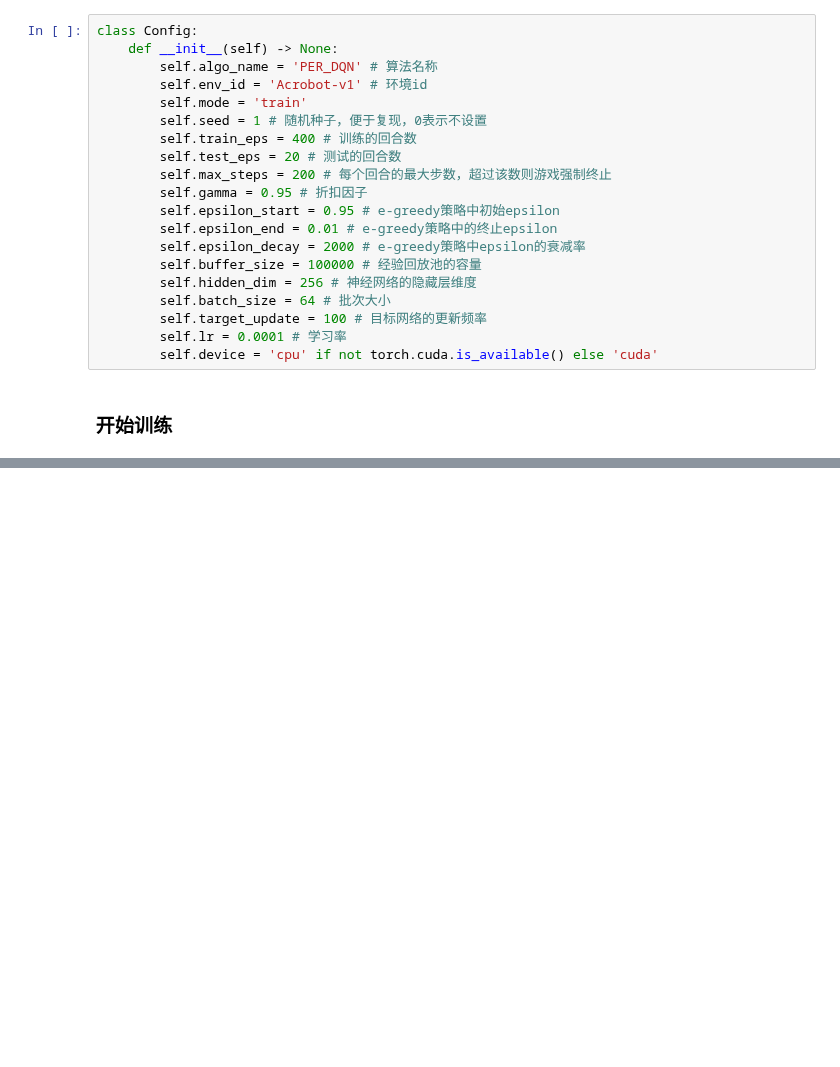
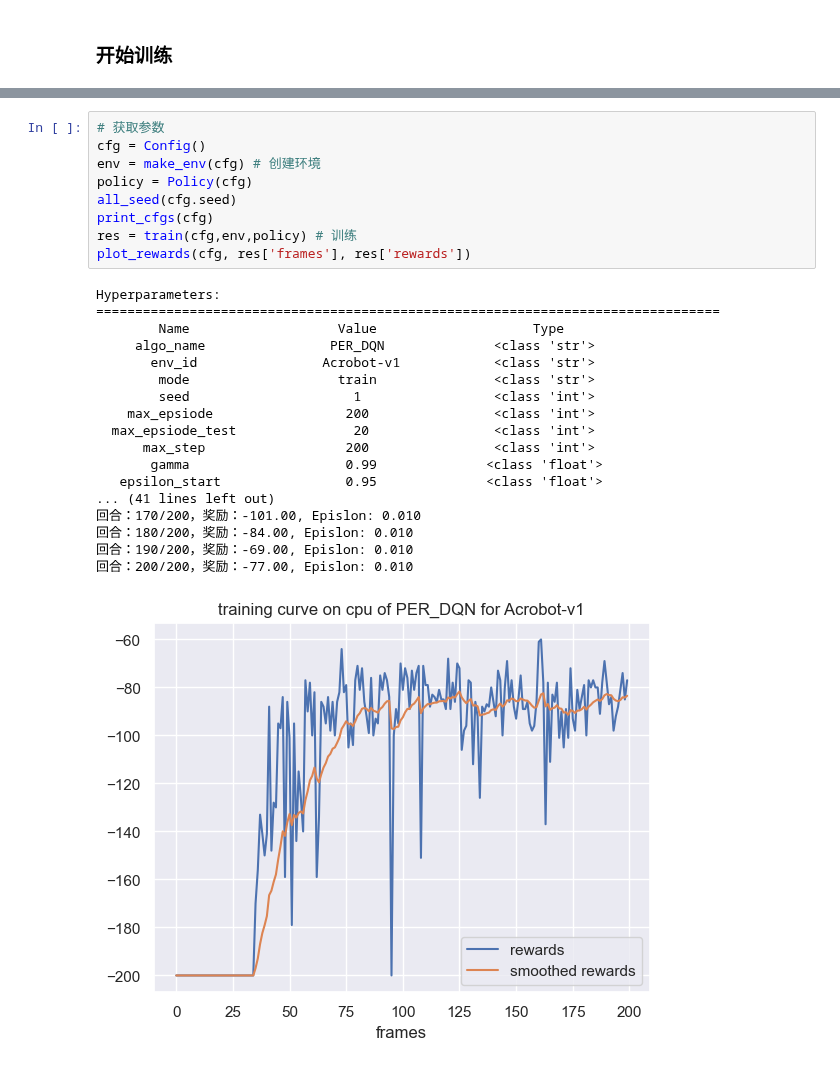
Before and after one commit to datawhalechina/joyrl-book, a Jupyter notebook: notebooks/algos/PER_DQN/第8章_PER_DQN_Acrobot-v1.ipynb, the cells around one changed output, grey strips where cells are left out. Cells and saved outputs as stored; diff of their text form; blank space fills up the shorter version.

```diff
--- a/notebooks/algos/PER_DQN/第8章_PER_DQN_Acrobot-v1.ipynb
+++ b/notebooks/algos/PER_DQN/第8章_PER_DQN_Acrobot-v1.ipynb
@@ -293,22 +380,2 @@ def train(cfg):
-# %%
-class Config:
-    def __init__(self) -> None:
-        self.algo_name = 'PER_DQN' # 算法名称
-        self.env_id = 'Acrobot-v1' # 环境id
-        self.mode = 'train'
-        self.seed = 1 # 随机种子，便于复现，0表示不设置
-        self.train_eps = 400 # 训练的回合数
-        self.test_eps = 20 # 测试的回合数
-        self.max_steps = 200 # 每个回合的最大步数，超过该数则游戏强制终止
-        self.gamma = 0.95 # 折扣因子
-        self.epsilon_start = 0.95 # e-greedy策略中初始epsilon
-        self.epsilon_end = 0.01 # e-greedy策略中的终止epsilon
-        self.epsilon_decay = 2000 # e-greedy策略中epsilon的衰减率
-        self.buffer_size = 100000 # 经验回放池的容量
-        self.hidden_dim = 256 # 神经网络的隐藏层维度
-        self.batch_size = 64 # 批次大小
-        self.target_update = 100 # 目标网络的更新频率
-        self.lr = 0.0001 # 学习率
-        self.device = 'cpu' if not torch.cuda.is_available() else 'cuda'
 # %% [markdown]
 ### 开始训练
@@ -396,0 +382,28 @@ Hyperparameters:
+# %%
+# 获取参数
+cfg = Config()
+env = make_env(cfg) # 创建环境
+policy = Policy(cfg)
+all_seed(cfg.seed)
+print_cfgs(cfg)
+res = train(cfg,env,policy) # 训练
+plot_rewards(cfg, res['frames'], res['rewards'])
+# %% [output]
+Hyperparameters:
+================================================================================
+        Name                   Value                    Type
+     algo_name                PER_DQN              <class 'str'>
+       env_id                Acrobot-v1            <class 'str'>
+        mode                   train               <class 'str'>
+        seed                     1                 <class 'int'>
+    max_epsiode                 200                <class 'int'>
+  max_epsiode_test               20                <class 'int'>
+      max_step                  200                <class 'int'>
+       gamma                    0.99              <class 'float'>
+   epsilon_start                0.95              <class 'float'>
+... (41 lines left out)
+回合：170/200，奖励：-101.00, Epislon: 0.010
+回合：180/200，奖励：-84.00, Epislon: 0.010
+回合：190/200，奖励：-69.00, Epislon: 0.010
+回合：200/200，奖励：-77.00, Epislon: 0.010
+[figure, added]
```
Also changed, not shown: parts of 12 cells of this notebook, 2 other files.
